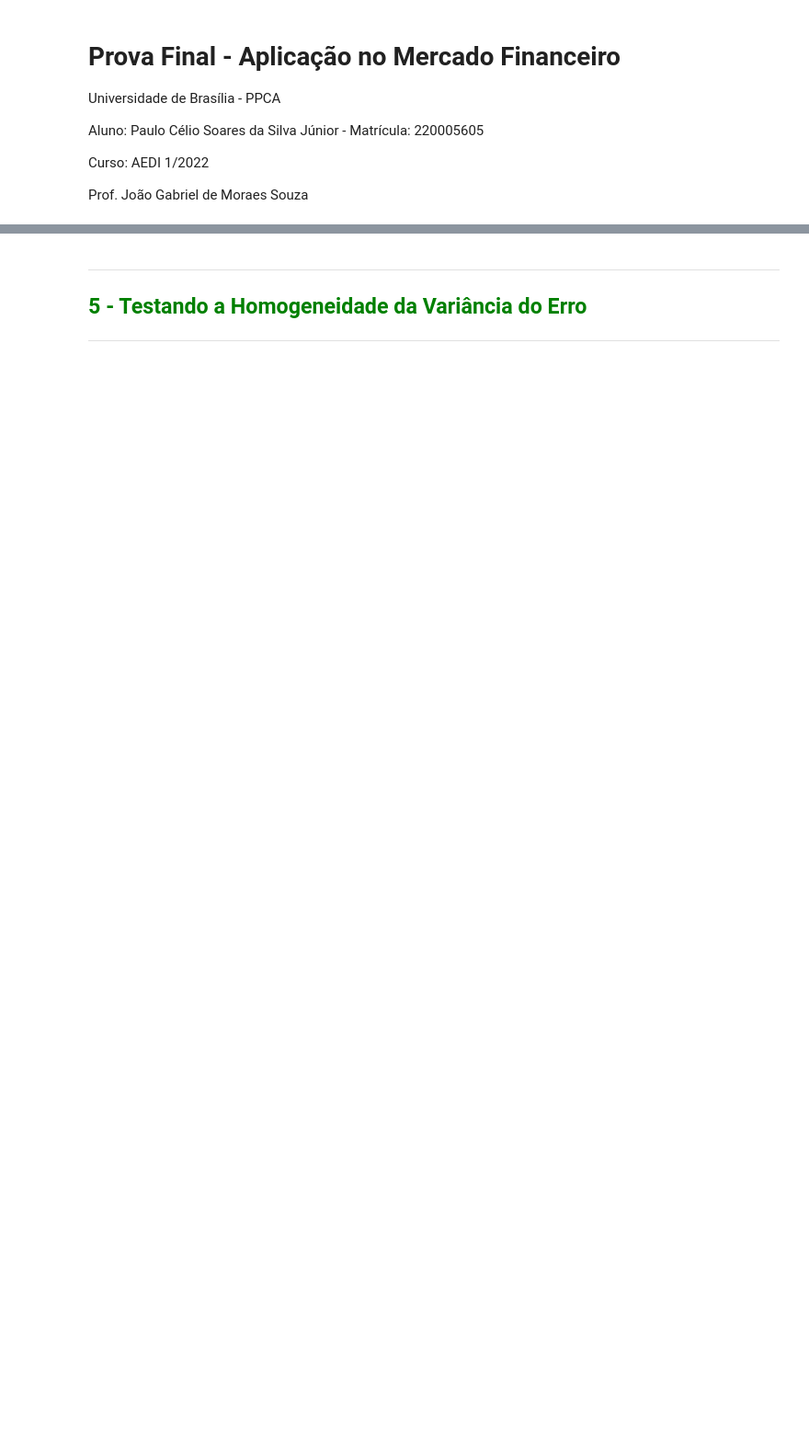
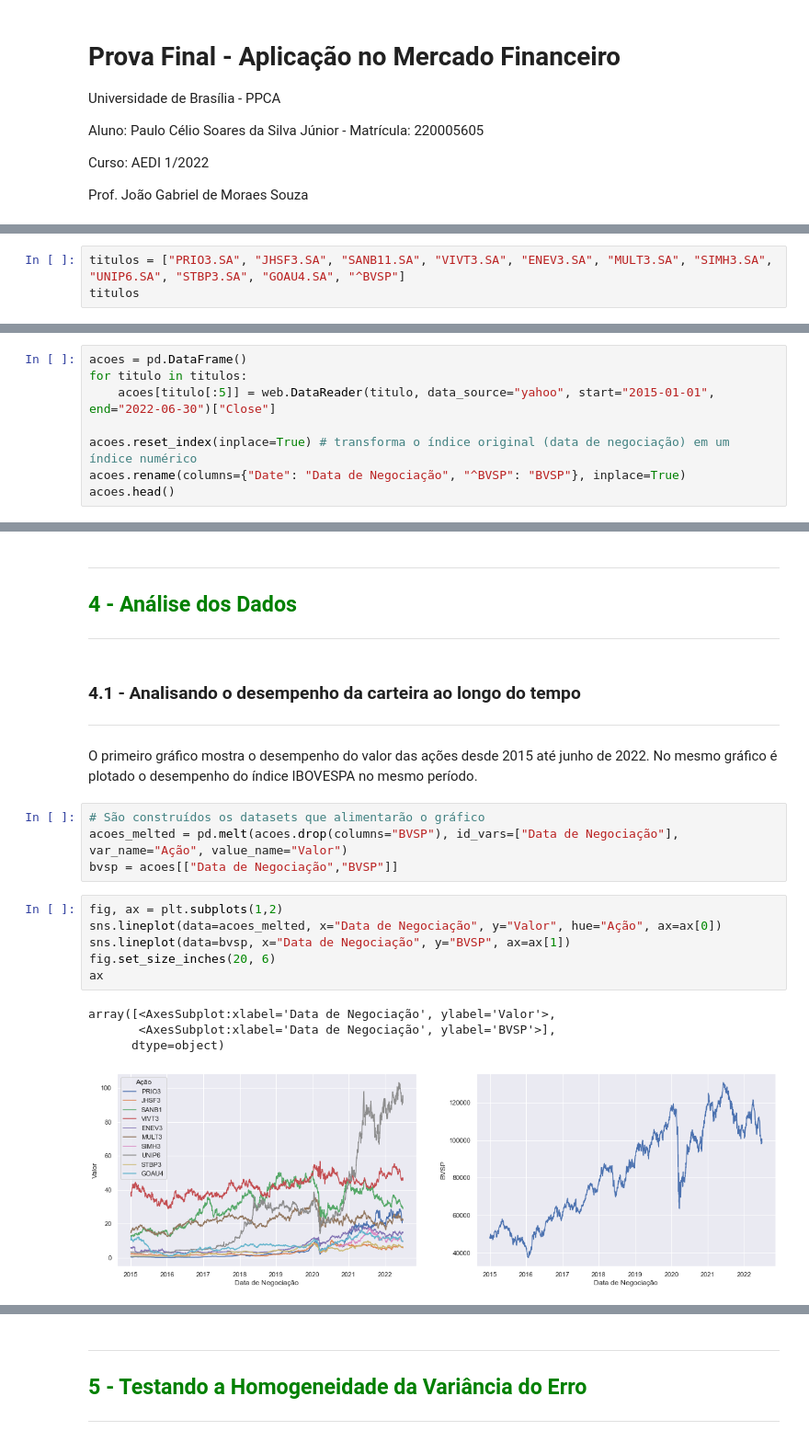
Before and after one commit to pauloceliojr/aedi-prova-final, a Jupyter notebook: prova_final.ipynb, the cells around one changed output, grey strips where cells are left out. Shown: that part at 92% size. Cells and saved outputs as stored; diff of their text form; blank space fills up the shorter version.

```diff
--- a/prova_final.ipynb
+++ b/prova_final.ipynb
@@ -278,0 +118,3 @@ O índice de Sharpe dá uma ideia de retorno em relação ao risco. Quanto maior
+# %%
+titulos = ["PRIO3.SA", "JHSF3.SA", "SANB11.SA", "VIVT3.SA", "ENEV3.SA", "MULT3.SA", "SIMH3.SA", "UNIP6.SA", "STBP3.SA", "GOAU4.SA", "^BVSP"]
+titulos
@@ -278,0 +135,8 @@ O índice de Sharpe dá uma ideia de retorno em relação ao risco. Quanto maior
+# %%
+acoes = pd.DataFrame()
+for titulo in titulos:
+    acoes[titulo[:5]] = web.DataReader(titulo, data_source="yahoo", start="2015-01-01", end="2022-06-30")["Close"]
+
+acoes.reset_index(inplace=True) # transforma o índice original (data de negociação) em um índice numérico
+acoes.rename(columns={"Date": "Data de Negociação", "^BVSP": "BVSP"}, inplace=True)
+acoes.head()
@@ -278,0 +335,24 @@ O índice de Sharpe dá uma ideia de retorno em relação ao risco. Quanto maior
+# %% [markdown]
+***
+## <font color="green">4 - Análise dos Dados</font>
+***
+# %% [markdown]
+### 4.1 - Analisando o desempenho da carteira ao longo do tempo
+***
+# %% [markdown]
+O primeiro gráfico mostra o desempenho do valor das ações desde 2015 até junho de 2022. No mesmo gráfico é plotado o desempenho do índice IBOVESPA no mesmo período.
+# %%
+# São construídos os datasets que alimentarão o gráfico
+acoes_melted = pd.melt(acoes.drop(columns="BVSP"), id_vars=["Data de Negociação"], var_name="Ação", value_name="Valor")
+bvsp = acoes[["Data de Negociação","BVSP"]]
+# %%
+fig, ax = plt.subplots(1,2)
+sns.lineplot(data=acoes_melted, x="Data de Negociação", y="Valor", hue="Ação", ax=ax[0])
+sns.lineplot(data=bvsp, x="Data de Negociação", y="BVSP", ax=ax[1])
+fig.set_size_inches(20, 6)
+ax
+# %% [output]
+array([<AxesSubplot:xlabel='Data de Negociação', ylabel='Valor'>,
+       <AxesSubplot:xlabel='Data de Negociação', ylabel='BVSP'>],
+      dtype=object)
+[figure, added]
```
Also changed, not shown: parts of 122 cells of this notebook.
